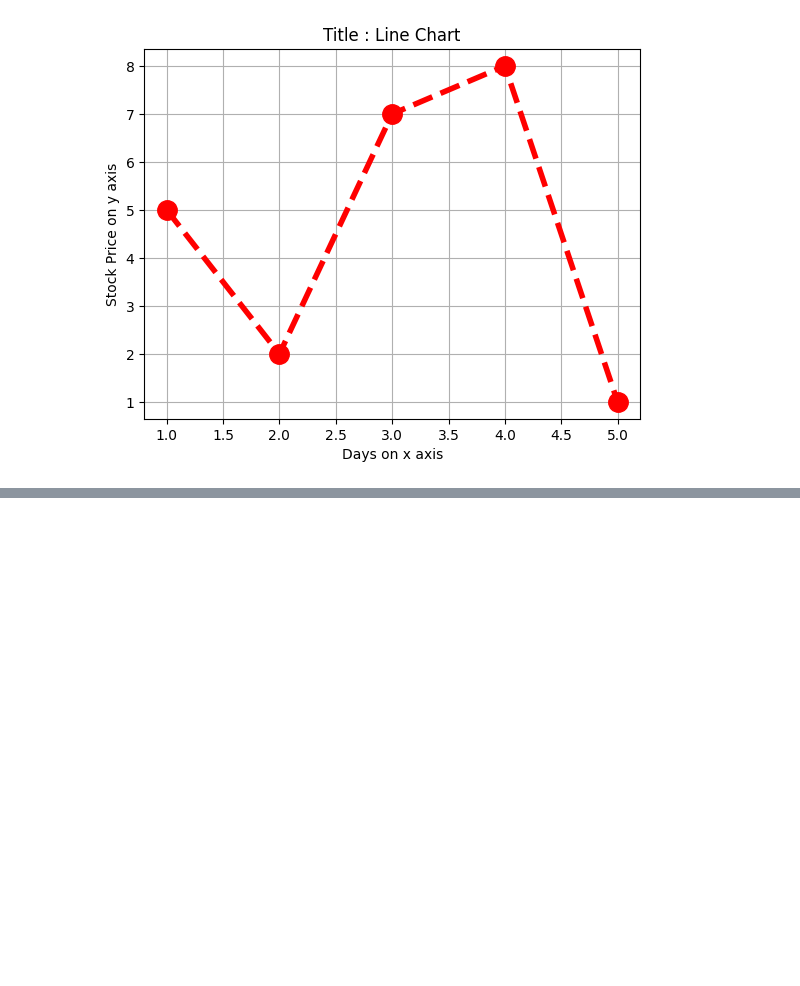
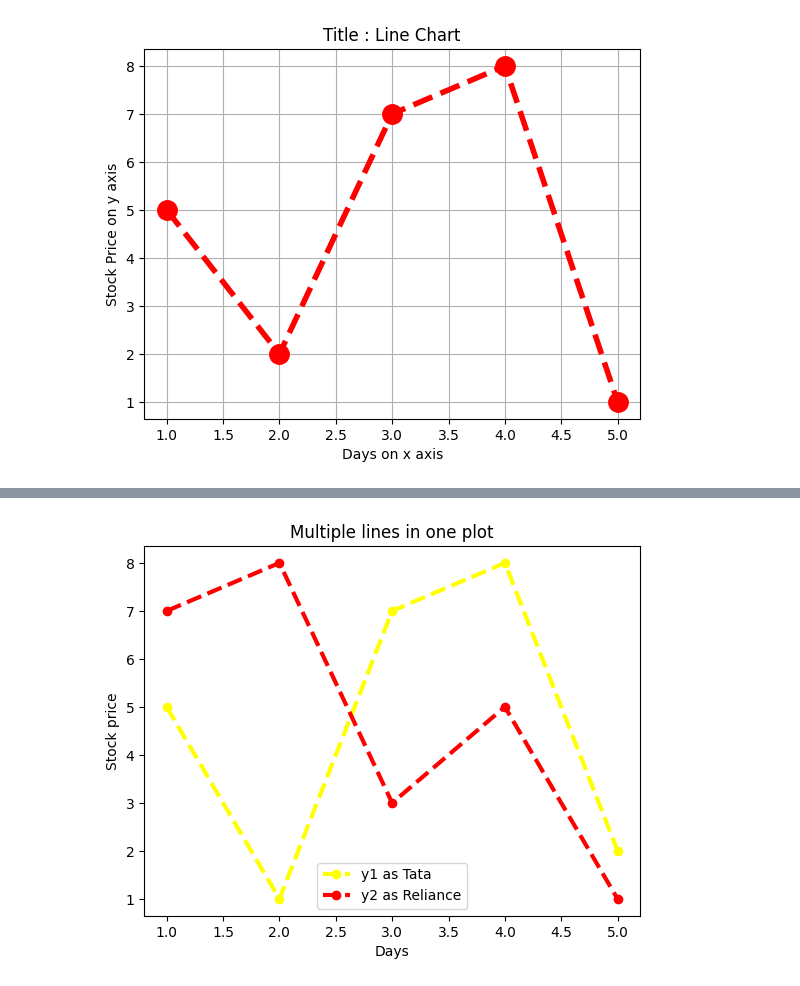
Before and after one commit to prA-G/DailyPythonNotes, a Jupyter notebook: 20_Matplotlib.ipynb, the cells around one changed output, grey strips where cells are left out. Cells and saved outputs as stored; diff of their text form; code cells hidden in the pictures; blank space fills up the shorter version.

```diff
--- a/20_Matplotlib.ipynb
+++ b/20_Matplotlib.ipynb
@@ -319,0 +337,11 @@ plt.grid()
+# %%
+plt.plot(x, y1, color = "yellow", marker = "o", linestyle= "--", linewidth = 3, markersize = 6, label = "y1 as Tata")
+plt.plot(x, y2, color = "red", marker = "o", linestyle= "--", linewidth = 3, markersize = 6, label = "y2 as Reliance")
+
+plt.title("Multiple lines in one plot")
+plt.xlabel("Days")
+plt.ylabel("Stock price")
+plt.legend()
+plt.show()
+# %% [output]
+[figure, added]
```
Also changed, not shown: parts of 14 cells of this notebook.
